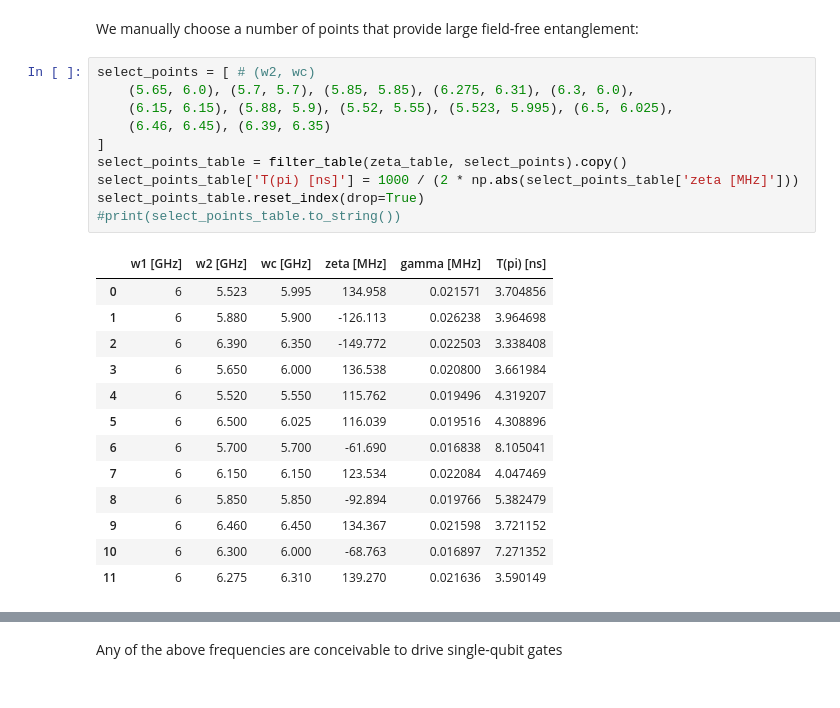
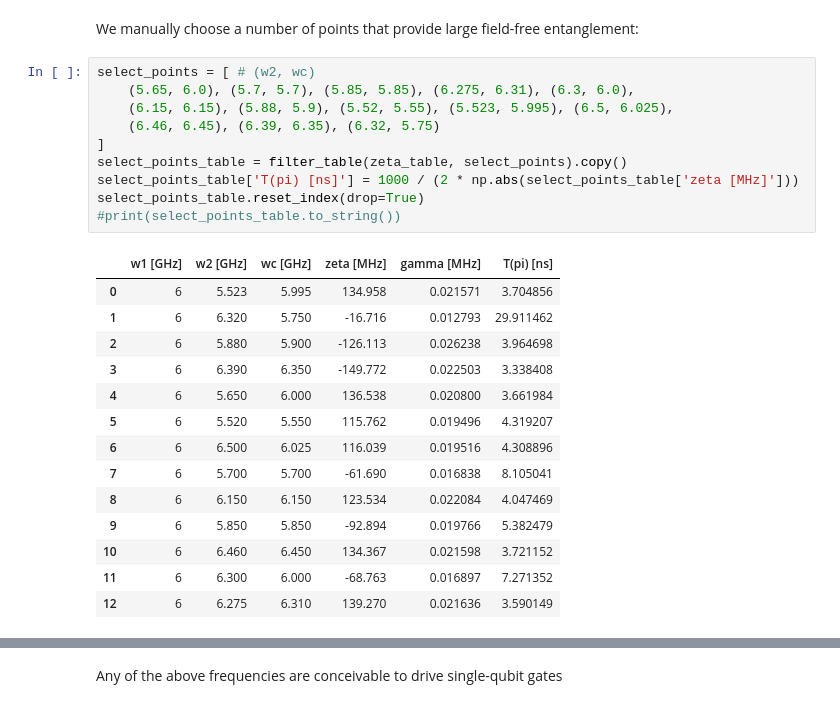
Before and after one commit to goerz-research/tmlandscape_data, a Jupyter notebook: ZetaAnalysis.ipynb, the cells around one changed output, grey strips where cells are left out. Saved outputs shown, nothing was run; the diff lists cells and outputs as text.

```diff
--- a/ZetaAnalysis.ipynb
+++ b/ZetaAnalysis.ipynb
@@ -22,24 +25,25 @@ We manually choose a number of points that provide large field-free entanglement
 # %%
 select_points = [ # (w2, wc)
     (5.65, 6.0), (5.7, 5.7), (5.85, 5.85), (6.275, 6.31), (6.3, 6.0),
     (6.15, 6.15), (5.88, 5.9), (5.52, 5.55), (5.523, 5.995), (6.5, 6.025),
-    (6.46, 6.45), (6.39, 6.35)
+    (6.46, 6.45), (6.39, 6.35), (6.32, 5.75)
 ]
 select_points_table = filter_table(zeta_table, select_points).copy()
 select_points_table['T(pi) [ns]'] = 1000 / (2 * np.abs(select_points_table['zeta [MHz]']))
 select_points_table.reset_index(drop=True)
 #print(select_points_table.to_string())
 # %% [output]
 |  | w1 [GHz] | w2 [GHz] | wc [GHz] | zeta [MHz] | gamma [MHz] | T(pi) [ns] |
 | 0 | 6 | 5.523 | 5.995 | 134.958 | 0.021571 | 3.704856 |
-| 1 | 6 | 5.880 | 5.900 | -126.113 | 0.026238 | 3.964698 |
-| 2 | 6 | 6.390 | 6.350 | -149.772 | 0.022503 | 3.338408 |
-| 3 | 6 | 5.650 | 6.000 | 136.538 | 0.020800 | 3.661984 |
-| 4 | 6 | 5.520 | 5.550 | 115.762 | 0.019496 | 4.319207 |
-| 5 | 6 | 6.500 | 6.025 | 116.039 | 0.019516 | 4.308896 |
-| 6 | 6 | 5.700 | 5.700 | -61.690 | 0.016838 | 8.105041 |
-| 7 | 6 | 6.150 | 6.150 | 123.534 | 0.022084 | 4.047469 |
-| 8 | 6 | 5.850 | 5.850 | -92.894 | 0.019766 | 5.382479 |
-| 9 | 6 | 6.460 | 6.450 | 134.367 | 0.021598 | 3.721152 |
-| 10 | 6 | 6.300 | 6.000 | -68.763 | 0.016897 | 7.271352 |
-| 11 | 6 | 6.275 | 6.310 | 139.270 | 0.021636 | 3.590149 |
+| 1 | 6 | 6.320 | 5.750 | -16.716 | 0.012793 | 29.911462 |
+| 2 | 6 | 5.880 | 5.900 | -126.113 | 0.026238 | 3.964698 |
+| 3 | 6 | 6.390 | 6.350 | -149.772 | 0.022503 | 3.338408 |
+| 4 | 6 | 5.650 | 6.000 | 136.538 | 0.020800 | 3.661984 |
+| 5 | 6 | 5.520 | 5.550 | 115.762 | 0.019496 | 4.319207 |
+| 6 | 6 | 6.500 | 6.025 | 116.039 | 0.019516 | 4.308896 |
+| 7 | 6 | 5.700 | 5.700 | -61.690 | 0.016838 | 8.105041 |
+| 8 | 6 | 6.150 | 6.150 | 123.534 | 0.022084 | 4.047469 |
+| 9 | 6 | 5.850 | 5.850 | -92.894 | 0.019766 | 5.382479 |
+| 10 | 6 | 6.460 | 6.450 | 134.367 | 0.021598 | 3.721152 |
+| 11 | 6 | 6.300 | 6.000 | -68.763 | 0.016897 | 7.271352 |
+| 12 | 6 | 6.275 | 6.310 | 139.270 | 0.021636 | 3.590149 |
```
Also changed, not shown: parts of 3 cells of this notebook.
